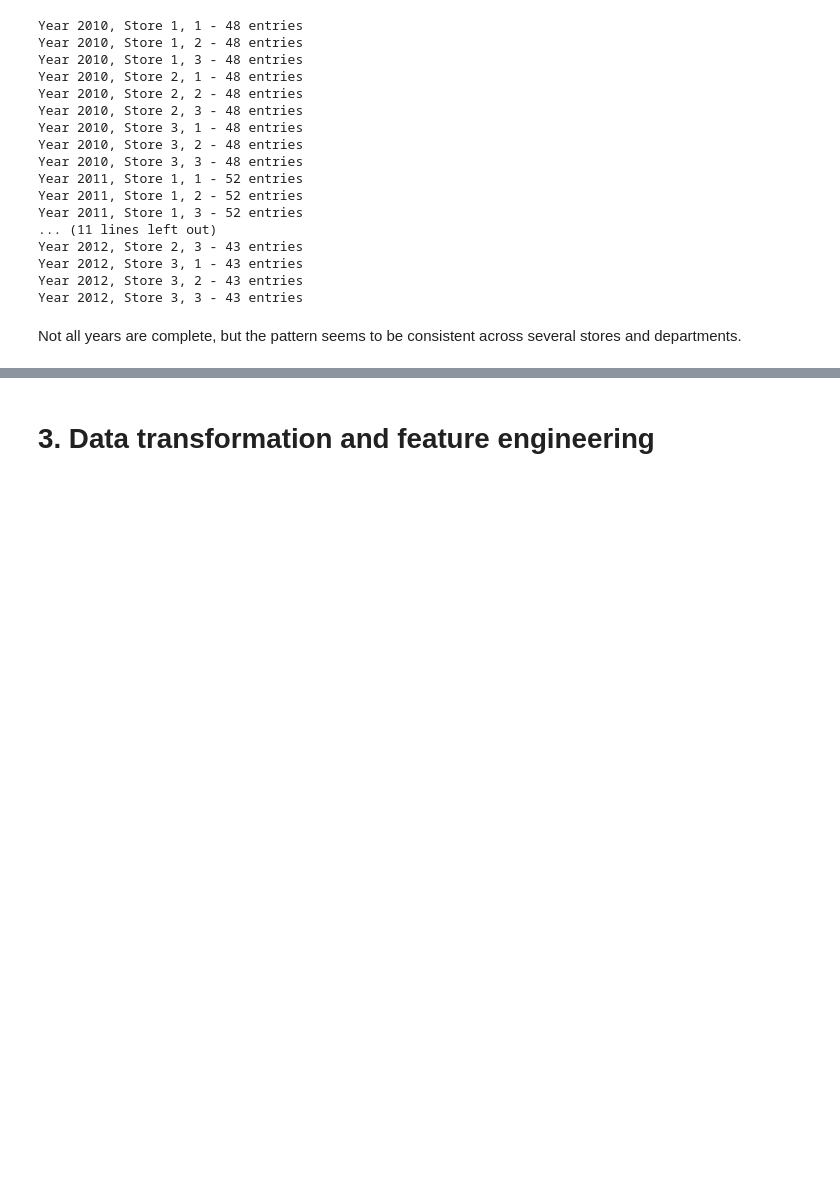
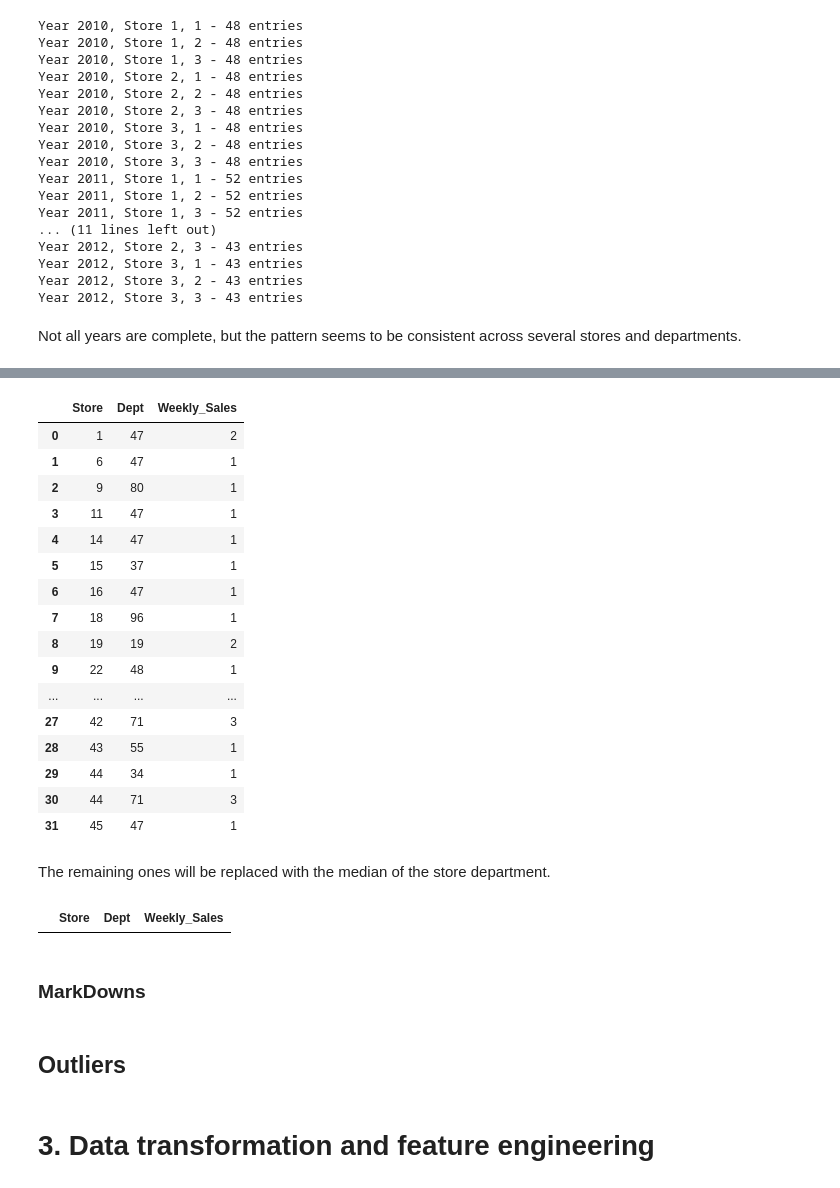
Before and after one commit to CoMa95/Retail-Sales-Analytics, a Jupyter notebook: jupyter_notebooks/project_workbook.ipynb, the cells around one changed output, grey strips where cells are left out. Drawn from its saved outputs; the diff is of its cells as text; code cells hidden in the pictures; blank space fills up the shorter version.

```diff
--- a/jupyter_notebooks/project_workbook.ipynb
+++ b/jupyter_notebooks/project_workbook.ipynb
@@ -388,0 +420,41 @@ df[df['Date'].dt.year == 2012].query("Store == 1 & Dept == 1")
+# %%
+def fix_negative_sales(df):
+    """
+    This function takes the dataframe and converts negative sales values after the following logic:
+        if the value is lower than the max value within its specific store department + 1 standard deviation,
+            then multiply by -1, else leave as is
+    """
+    df = df.copy()
+    grouped = df.groupby(['Store', 'Dept'])['Weekly_Sales']
+    stats = grouped.agg(['max', 'std']).rename(columns={'max':'max_val','std':'std_val'})
+    merged = df.merge(stats, on=['Store','Dept'], how='left')
+    mask = (merged['Weekly_Sales'] < 0) & (merged['Weekly_Sales'].abs() <= (merged['max_val'] + merged['std_val']))
+    merged.loc[mask, 'Weekly_Sales'] *= -1
+    return merged.drop(columns=['max_val','std_val'])
+# %%
+# apply logic to df
+df = fix_negative_sales(df)
+
+# recheck negatives
+negatives = df.query("Weekly_Sales < 0").groupby(['Store', 'Dept'])['Weekly_Sales'].count().to_frame().reset_index()
+negatives
+# %% [output]
+|  | Store | Dept | Weekly_Sales |
+| 0 | 1 | 47 | 2 |
+| 1 | 6 | 47 | 1 |
+| 2 | 9 | 80 | 1 |
+| 3 | 11 | 47 | 1 |
+| 4 | 14 | 47 | 1 |
+| 5 | 15 | 37 | 1 |
+| 6 | 16 | 47 | 1 |
+| 7 | 18 | 96 | 1 |
+| 8 | 19 | 19 | 2 |
+| 9 | 22 | 48 | 1 |
+| ... | ... | ... | ... |
+| 27 | 42 | 71 | 3 |
+| 28 | 43 | 55 | 1 |
+| 29 | 44 | 34 | 1 |
+| 30 | 44 | 71 | 3 |
+| 31 | 45 | 47 | 1 |
+# %% [markdown]
+The remaining ones will be replaced with the median of the store department.
@@ -389,3 +478,16 @@ df[df['Date'].dt.year == 2012].query("Store == 1 & Dept == 1")
+# %%
+# apply logic to df
+df = impute_remaining_negatives(df)
+
+# recheck negatives
+negatives = df.query("Weekly_Sales < 0").groupby(['Store', 'Dept'])['Weekly_Sales'].count().to_frame().reset_index()
+negatives
+# %% [output]
+|  | Store | Dept | Weekly_Sales |
+# %% [markdown]
+### MarkDowns
+# %% [markdown]
+## Outliers
 # %% [markdown]
 # 3. Data transformation and feature engineering
 # %% [markdown]
```
Also changed, not shown: parts of 8 cells of this notebook.
